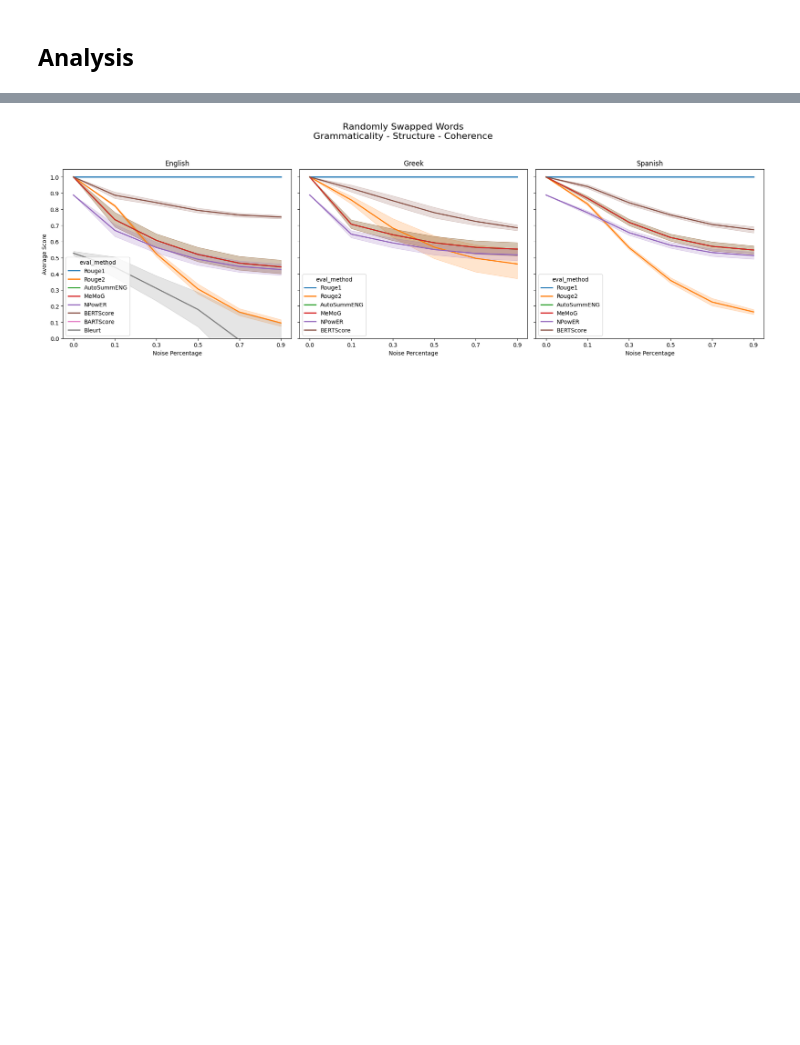
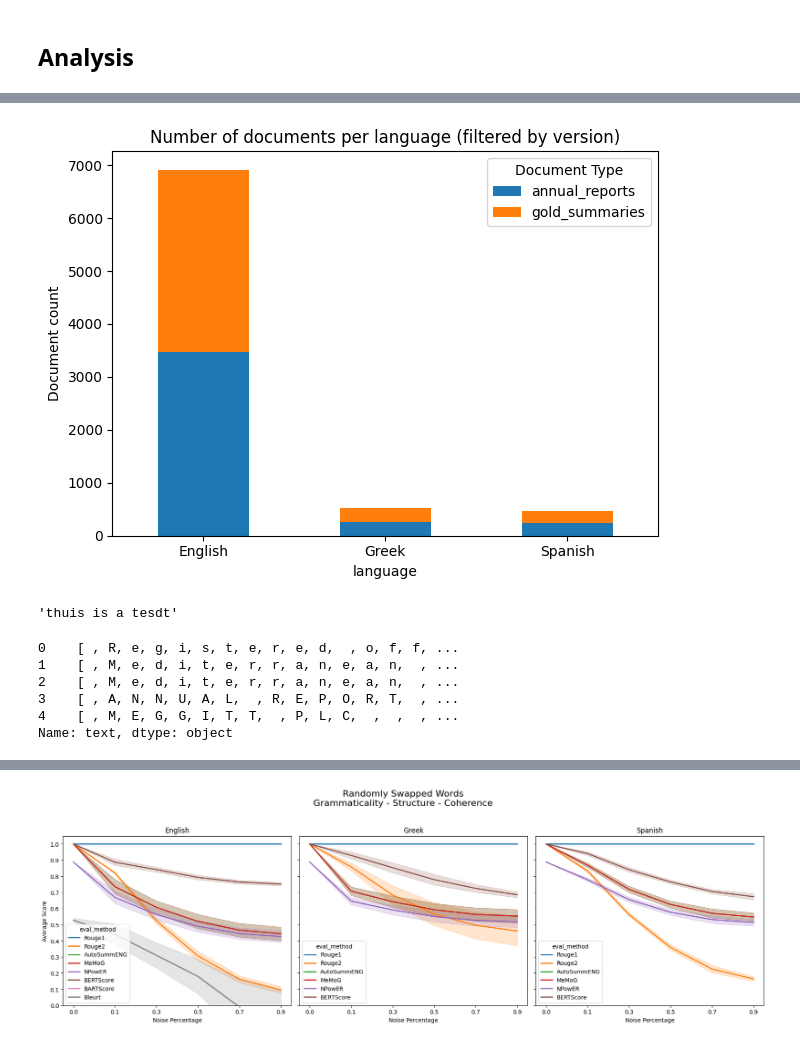
Before and after one commit to stefsyrsiri/financial-summarization-meta-evaluation, a Jupyter notebook: analysis.ipynb, the cells around one changed output, grey strips where cells are left out. Cells and saved outputs as stored; diff of their text form; code cells hidden in the pictures; blank space fills up the shorter version.

```diff
--- a/analysis.ipynb
+++ b/analysis.ipynb
@@ -348,0 +423,40 @@ pprint(corruptor2.repeat_sentence())
+# %%
+# Filter per language/version as you specified
+fdf = df[
+    (pd.isna(df['version'])) |
+    ((df['language'] == 'English') & (df['version'] == '1')) |
+    ((df['language'] == 'Greek') & (df['version'] == '2')) |
+    ((df['language'] == 'Spanish') & (df['version'] == 'GS1'))
+]
+# %%
+# Count documents by language and doc_type
+counts = (
+    fdf
+    .groupby(['language', 'doc_type'])
+    .size()
+    .unstack(fill_value=0)
+)
+
+# Plot stacked bar
+counts.plot(kind='bar', stacked=True)
+plt.title('Number of documents per language (filtered by version)')
+plt.ylabel('Document count')
+plt.xticks(rotation=0)
+plt.legend(title='Document Type')
+plt.tight_layout()
+plt.show()
+# %% [output]
+[figure, added]
+# %%
+''.join(list("thuis is a tesdt"))
+# %% [output]
+'thuis is a tesdt'
+# %%
+fdf['text'].head().apply(lambda x: nlp(x))
+# %% [output]
+0    [ , R, e, g, i, s, t, e, r, e, d,  , o, f, f, ...
+1    [ , M, e, d, i, t, e, r, r, a, n, e, a, n,  , ...
+2    [ , M, e, d, i, t, e, r, r, a, n, e, a, n,  , ...
+3    [ , A, N, N, U, A, L,  , R, E, P, O, R, T,  , ...
+4    [ , M, E, G, G, I, T, T,  , P, L, C,  ,  ,  , ...
+Name: text, dtype: object
```
Also changed, not shown: parts of 13 cells of this notebook, 1 other file.
